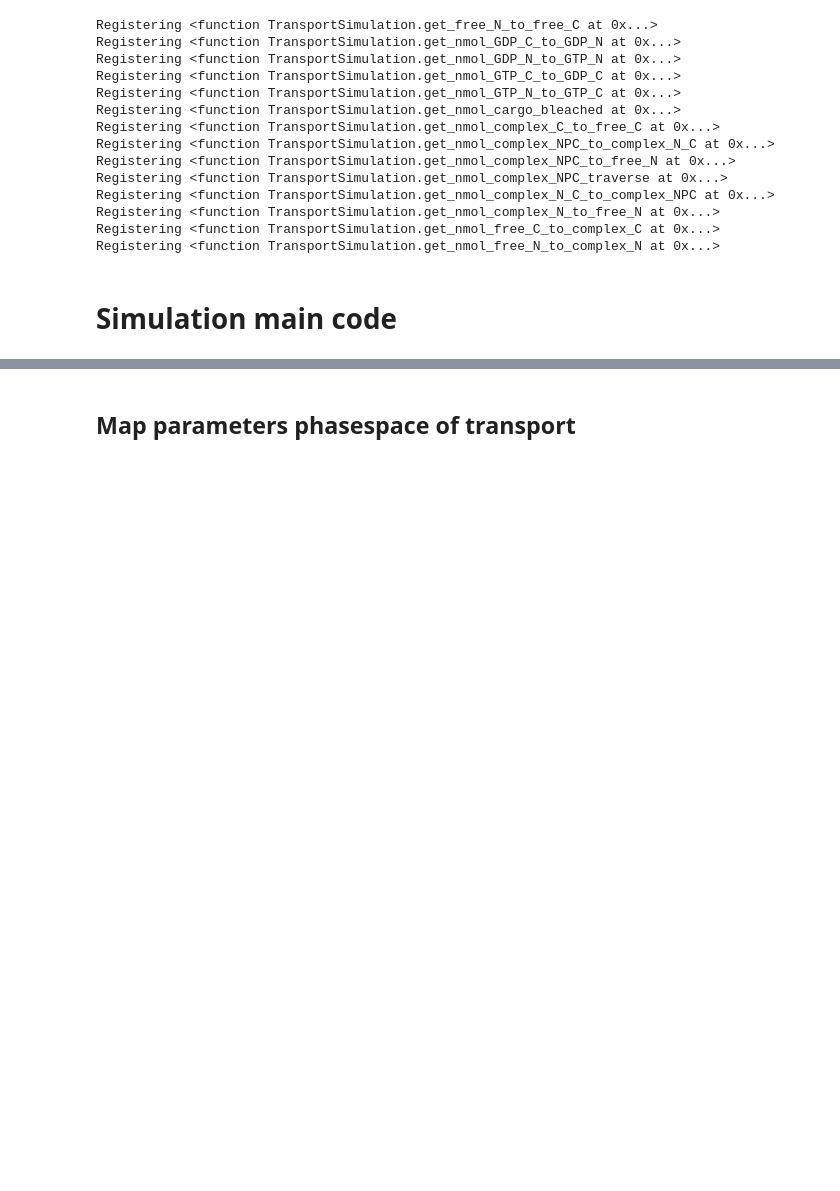
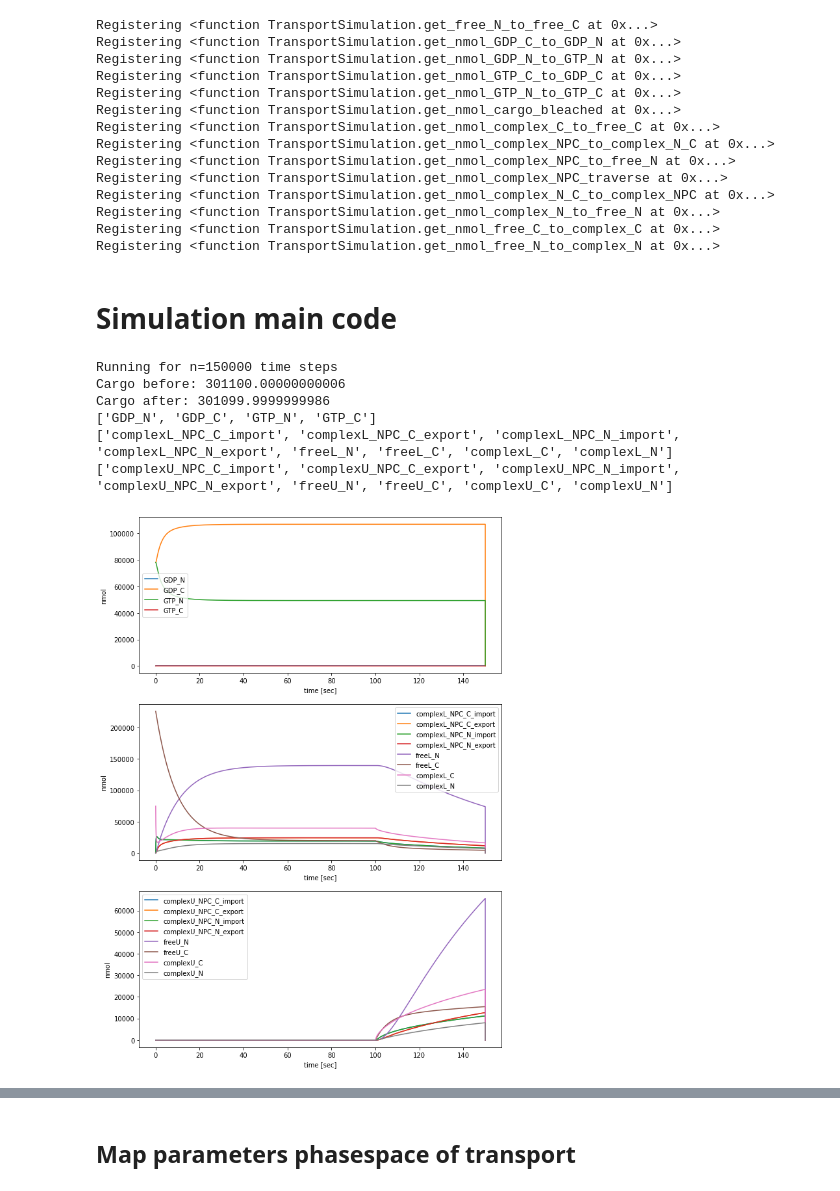
Before and after one commit to ravehlab/npctransport_kinetic, a Jupyter notebook: NPC_FLIP_simulations.ipynb, the cells around one changed output, grey strips where cells are left out. Drawn from its saved outputs; the diff is of its cells as text; code cells hidden in the pictures; blank space fills up the shorter version.

```diff
--- a/NPC_FLIP_simulations.ipynb
+++ b/NPC_FLIP_simulations.ipynb
@@ -107,4 +119,20 @@ c_attributes = ["c_C_M", "c_C_M"]
 b_attributes = ['fraction_C_b', "c_C_M", ]
 npc_attributes = ['nmol_NPC']
 dock_attributes = ['c_C_M', 'fraction_C_b', 'nmol_NPC', 'NPC_dock_capacity']
+# %%
+is_log= False
+ax, x, c= plot_simulation_attributes(sim_time_sec,
+                           [ RAN_attributes,
+                             cargoL_attributes,
+                             cargoU_attributes ],
+                            log= is_log,
+                            dt_sec=1e-3)
+# %% [output]
+Running for n=150000 time steps
+Cargo before: 301100.00000000006
+Cargo after: 301099.9999999986
+['GDP_N', 'GDP_C', 'GTP_N', 'GTP_C']
+['complexL_NPC_C_import', 'complexL_NPC_C_export', 'complexL_NPC_N_import', 'complexL_NPC_N_export', 'freeL_N', 'freeL_C', 'complexL_C', 'complexL_N']
+['complexU_NPC_C_import', 'complexU_NPC_C_export', 'complexU_NPC_N_import', 'complexU_NPC_N_export', 'freeU_N', 'freeU_C', 'complexU_C', 'complexU_N']
+[figure, added]
 # %%
```
Also changed, not shown: parts of 10 cells of this notebook, 1 other file.
